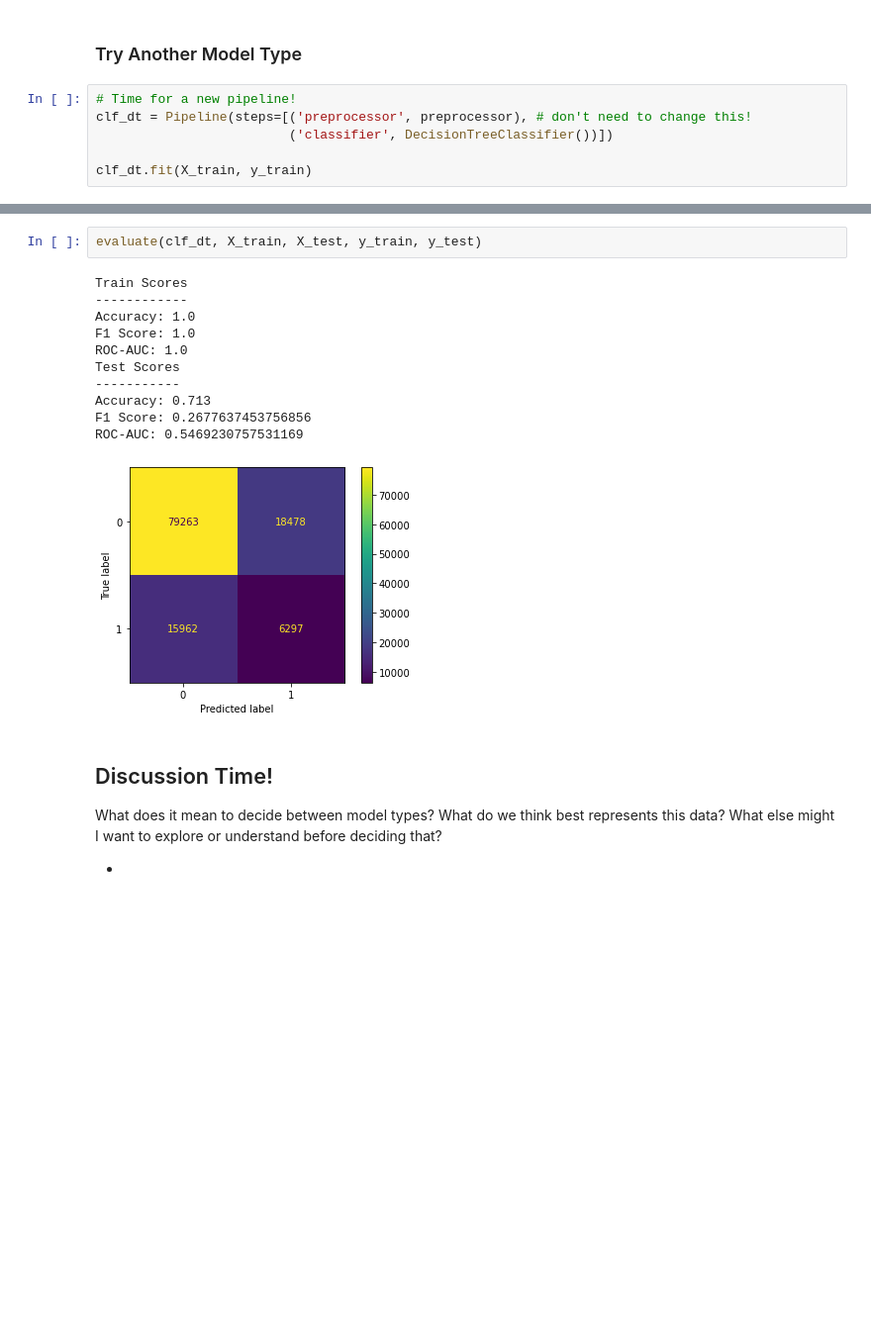
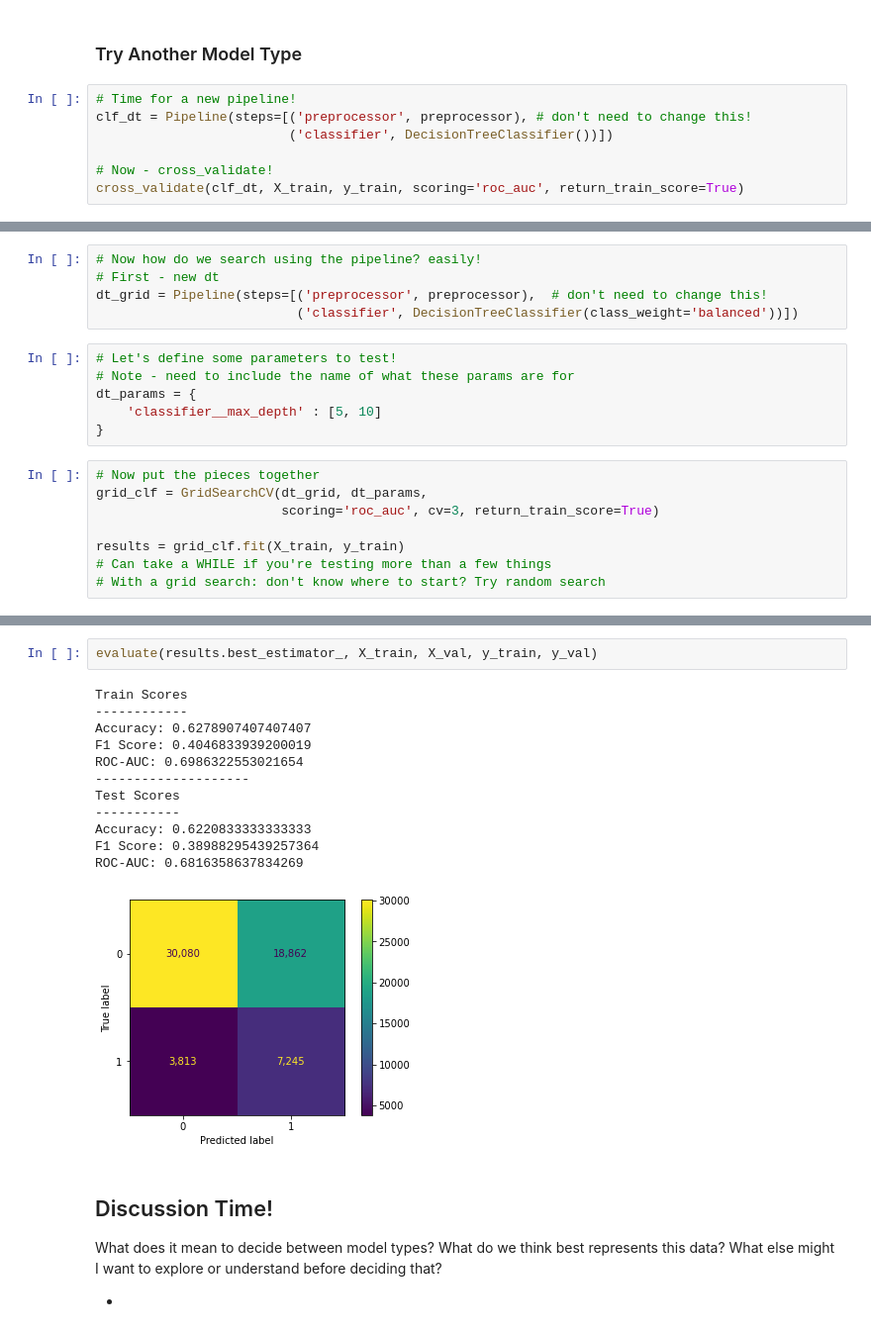
Before and after one commit to lindseyberlin/ds-lesson-hub, a Jupyter notebook: Phase3/PipelinesAndPhase3WrapUp/Pipelines-PlusPhase3WrapUp.ipynb, the cells around one changed output, grey strips where cells are left out. Shown: that part at 99% size. Cells and saved outputs as stored; diff of their text form; blank space fills up the shorter version.

Commit message:
Add updated pipeline notebook

```diff
--- a/Phase3/PipelinesAndPhase3WrapUp/Pipelines-PlusPhase3WrapUp.ipynb
+++ b/Phase3/PipelinesAndPhase3WrapUp/Pipelines-PlusPhase3WrapUp.ipynb
@@ -249,5 +204,6 @@ ROC-AUC: 0.6330233289107824
 clf_dt = Pipeline(steps=[('preprocessor', preprocessor), # don't need to change this!
                          ('classifier', DecisionTreeClassifier())])
 
-clf_dt.fit(X_train, y_train)
+# Now - cross_validate!
+cross_validate(clf_dt, X_train, y_train, scoring='roc_auc', return_train_score=True)
 # %% [output]
@@ -270,0 +216,19 @@ Pipeline(steps=[('preprocessor',
+# %%
+# Now how do we search using the pipeline? easily!
+# First - new dt
+dt_grid = Pipeline(steps=[('preprocessor', preprocessor),  # don't need to change this!
+                          ('classifier', DecisionTreeClassifier(class_weight='balanced'))])
+# %%
+# Let's define some parameters to test!
+# Note - need to include the name of what these params are for
+dt_params = {
+    'classifier__max_depth' : [5, 10]
+}
+# %%
+# Now put the pieces together
+grid_clf = GridSearchCV(dt_grid, dt_params,
+                        scoring='roc_auc', cv=3, return_train_score=True)
+
+results = grid_clf.fit(X_train, y_train)
+# Can take a WHILE if you're testing more than a few things
+# With a grid search: don't know where to start? Try random search
@@ -271,17 +304,18 @@ Pipeline(steps=[('preprocessor',
 # %%
-evaluate(clf_dt, X_train, X_test, y_train, y_test)
+evaluate(results.best_estimator_, X_train, X_val, y_train, y_val)
 # %% [output]
 Train Scores
 ------------
-Accuracy: 1.0
-F1 Score: 1.0
-ROC-AUC: 1.0
+Accuracy: 0.6278907407407407
+F1 Score: 0.4046833939200019
+ROC-AUC: 0.6986322553021654
+--------------------
 Test Scores
 -----------
-Accuracy: 0.713
-F1 Score: 0.2677637453756856
-ROC-AUC: 0.5469230757531169
+Accuracy: 0.6220833333333333
+F1 Score: 0.38988295439257364
+ROC-AUC: 0.6816358637834269
-[figure, old version]
+[figure, new version]
 # %% [markdown]
 ## Discussion Time!
 
```
Also changed, not shown: parts of 16 cells of this notebook.
